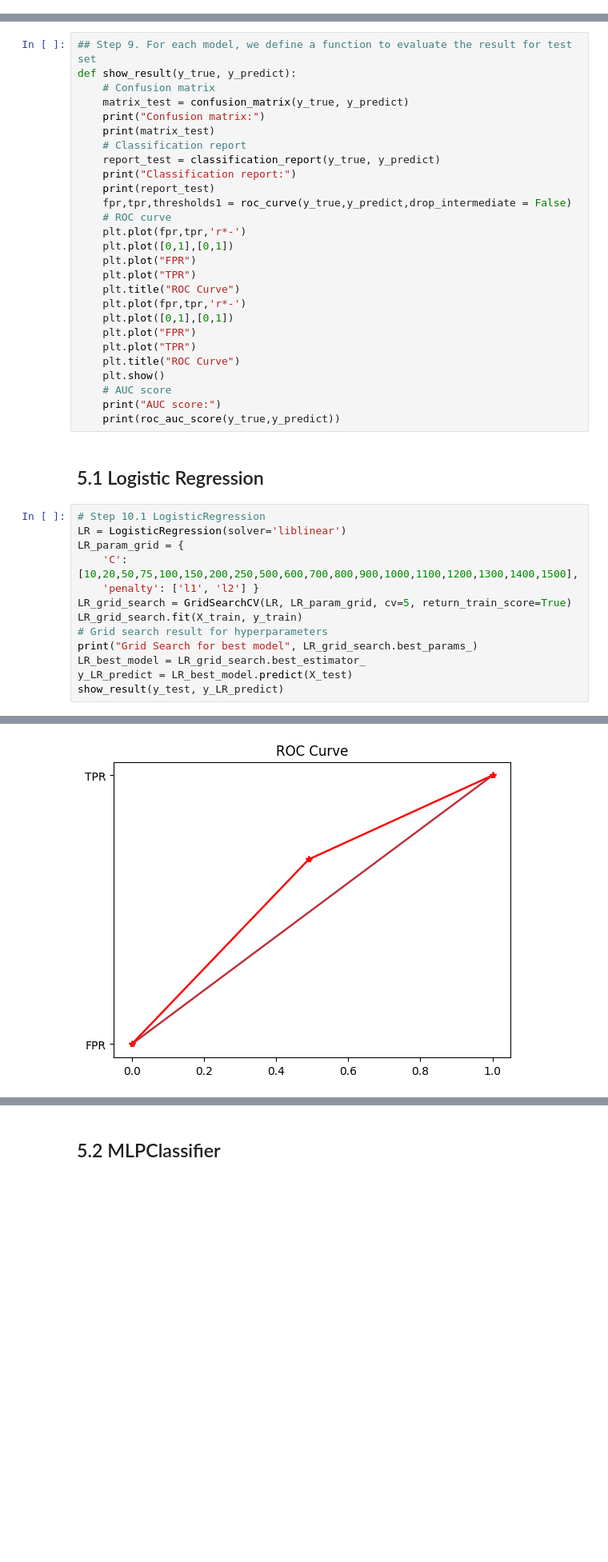
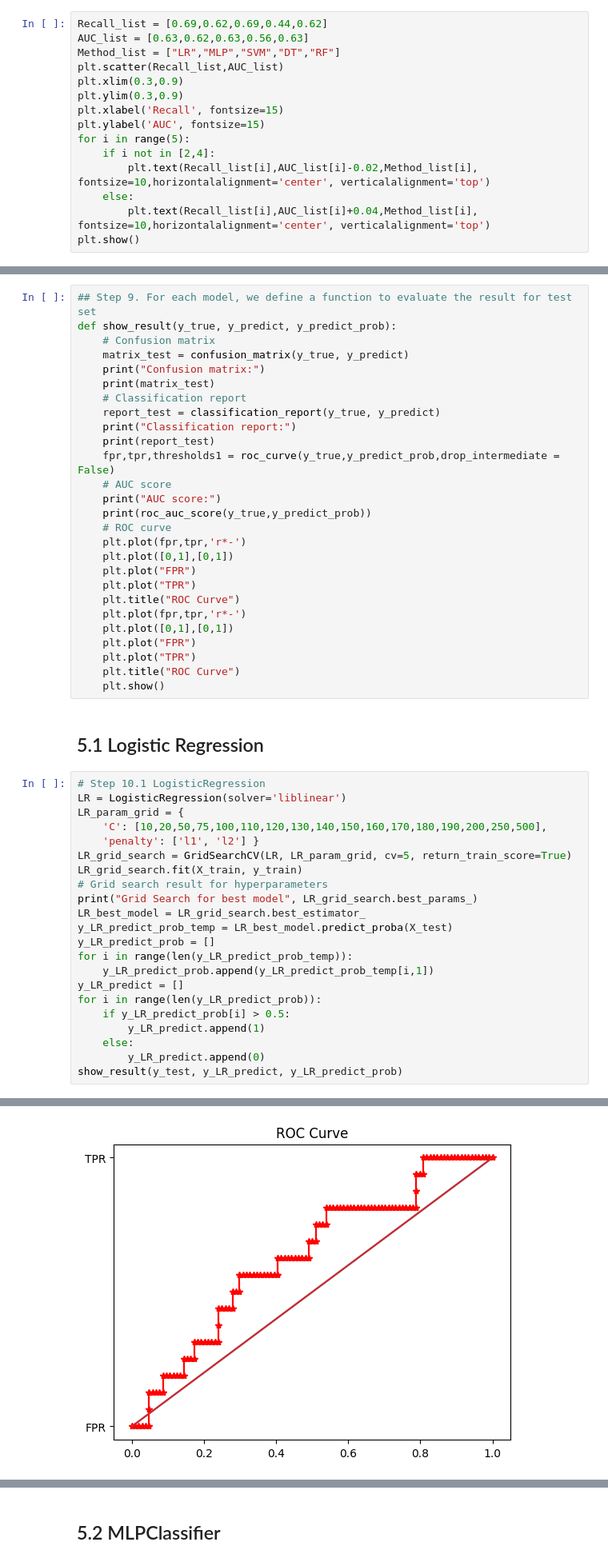
Before and after one commit to pkujackfeng/MLF_final_project, a Jupyter notebook: Financial_Fraud_FSD.ipynb, the cells around one changed output, grey strips where cells are left out. Shown at 80% size. Saved outputs shown, nothing was run; the diff lists cells and outputs as text; blank space fills up the shorter version.

```diff
--- a/Financial_Fraud_FSD.ipynb
+++ b/Financial_Fraud_FSD.ipynb
@@ -327,0 +369,15 @@ X_test = X_test.iloc[:,:9]
+# %%
+Recall_list = [0.69,0.62,0.69,0.44,0.62]
+AUC_list = [0.63,0.62,0.63,0.56,0.63]
+Method_list = ["LR","MLP","SVM","DT","RF"]
+plt.scatter(Recall_list,AUC_list)
+plt.xlim(0.3,0.9)
+plt.ylim(0.3,0.9)
+plt.xlabel('Recall', fontsize=15)
+plt.ylabel('AUC', fontsize=15)
+for i in range(5):
+    if i not in [2,4]:
+        plt.text(Recall_list[i],AUC_list[i]-0.02,Method_list[i], fontsize=10,horizontalalignment='center', verticalalignment='top')
+    else:
+        plt.text(Recall_list[i],AUC_list[i]+0.04,Method_list[i], fontsize=10,horizontalalignment='center', verticalalignment='top')
+plt.show()
@@ -328,6 +386,6 @@ X_test = X_test.iloc[:,:9]
 # %%
 ## Step 9. For each model, we define a function to evaluate the result for test set
-def show_result(y_true, y_predict):
+def show_result(y_true, y_predict, y_predict_prob):
     # Confusion matrix
     matrix_test = confusion_matrix(y_true, y_predict)
     print("Confusion matrix:")
@@ -336,7 +394,10 @@ def show_result(y_true, y_predict):
     report_test = classification_report(y_true, y_predict)
     print("Classification report:")
     print(report_test)
-    fpr,tpr,thresholds1 = roc_curve(y_true,y_predict,drop_intermediate = False)
+    fpr,tpr,thresholds1 = roc_curve(y_true,y_predict_prob,drop_intermediate = False)
+    # AUC score
+    print("AUC score:")
+    print(roc_auc_score(y_true,y_predict_prob))
     # ROC curve
     plt.plot(fpr,tpr,'r*-')
     plt.plot([0,1],[0,1])
@@ -349,22 +410,28 @@ def show_result(y_true, y_predict):
     plt.plot("TPR")
     plt.title("ROC Curve")
     plt.show()
-    # AUC score
-    print("AUC score:")
-    print(roc_auc_score(y_true,y_predict))
 # %% [markdown]
 ## 5.1 Logistic Regression
 # %%
 # Step 10.1 LogisticRegression
 LR = LogisticRegression(solver='liblinear')
 LR_param_grid = {
-    'C': [10,20,50,75,100,150,200,250,500,600,700,800,900,1000,1100,1200,1300,1400,1500],
+    'C': [10,20,50,75,100,110,120,130,140,150,160,170,180,190,200,250,500],
     'penalty': ['l1', 'l2'] }
 LR_grid_search = GridSearchCV(LR, LR_param_grid, cv=5, return_train_score=True)
 LR_grid_search.fit(X_train, y_train)
 # Grid search result for hyperparameters
 print("Grid Search for best model", LR_grid_search.best_params_)
 LR_best_model = LR_grid_search.best_estimator_
-y_LR_predict = LR_best_model.predict(X_test)
-show_result(y_test, y_LR_predict)
+y_LR_predict_prob_temp = LR_best_model.predict_proba(X_test)
+y_LR_predict_prob = []
+for i in range(len(y_LR_predict_prob_temp)):
+    y_LR_predict_prob.append(y_LR_predict_prob_temp[i,1])
+y_LR_predict = []
+for i in range(len(y_LR_predict_prob)):
+    if y_LR_predict_prob[i] > 0.5:
+        y_LR_predict.append(1)
+    else:
+        y_LR_predict.append(0)
+show_result(y_test, y_LR_predict, y_LR_predict_prob)
 # %% [output]
@@ -384 +454 @@ weighted avg       0.82      0.53      0.60       120
-[figure, old version]
+[figure, new version]
```
Also changed, not shown: parts of 15 cells of this notebook, 1 other file.
